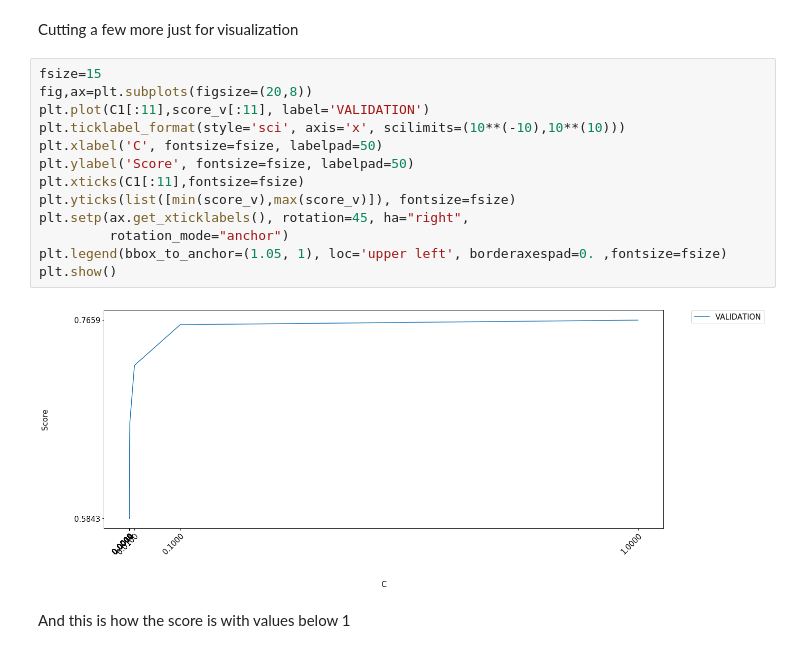
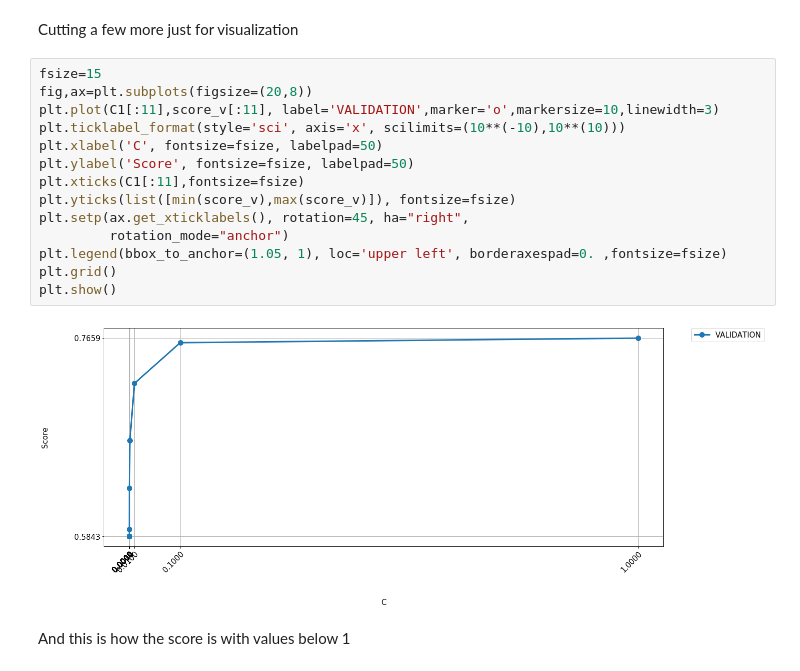
Before and after one commit to Nithope/NLP-Analise-sentimentos-PT, a Jupyter notebook: Analise de sentimentos.ipynb, the cells around one changed output. Saved outputs shown, nothing was run; the diff lists cells and outputs as text.

```diff
--- a/Analise de sentimentos.ipynb
+++ b/Analise de sentimentos.ipynb
@@ -122,18 +133,19 @@ Cutting a few more just for visualization
 # %%
 fsize=15
 fig,ax=plt.subplots(figsize=(20,8))
-plt.plot(C1[:11],score_v[:11], label='VALIDATION')
+plt.plot(C1[:11],score_v[:11], label='VALIDATION',marker='o',markersize=10,linewidth=3)
 plt.ticklabel_format(style='sci', axis='x', scilimits=(10**(-10),10**(10)))
 plt.xlabel('C', fontsize=fsize, labelpad=50)
 plt.ylabel('Score', fontsize=fsize, labelpad=50)
 plt.xticks(C1[:11],fontsize=fsize)
 plt.yticks(list([min(score_v),max(score_v)]), fontsize=fsize)
 plt.setp(ax.get_xticklabels(), rotation=45, ha="right",
          rotation_mode="anchor")
 plt.legend(bbox_to_anchor=(1.05, 1), loc='upper left', borderaxespad=0. ,fontsize=fsize)
+plt.grid()
 plt.show()
 # %% [output]
-[figure, old version]
+[figure, new version]
 # %% [markdown]
 And this is how the score is with values below 1
 # %%
```
Also changed, not shown: parts of 31 cells of this notebook.
